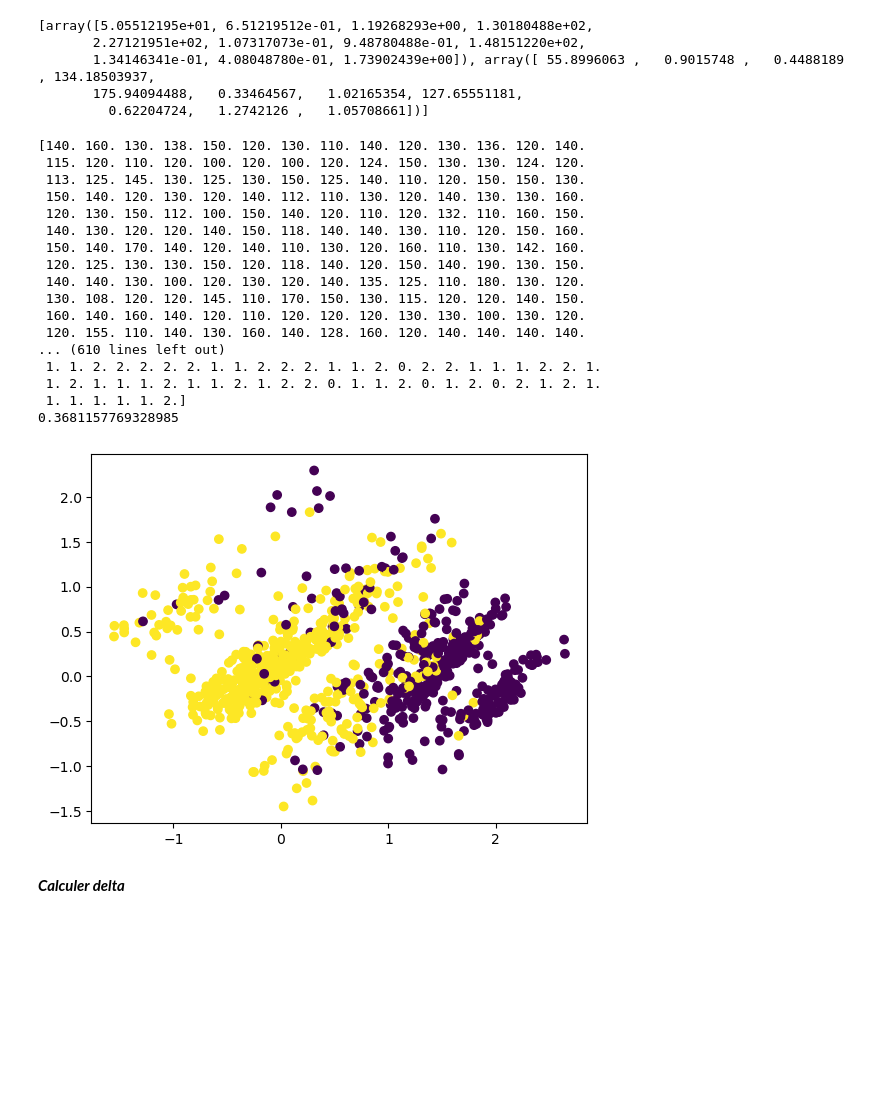
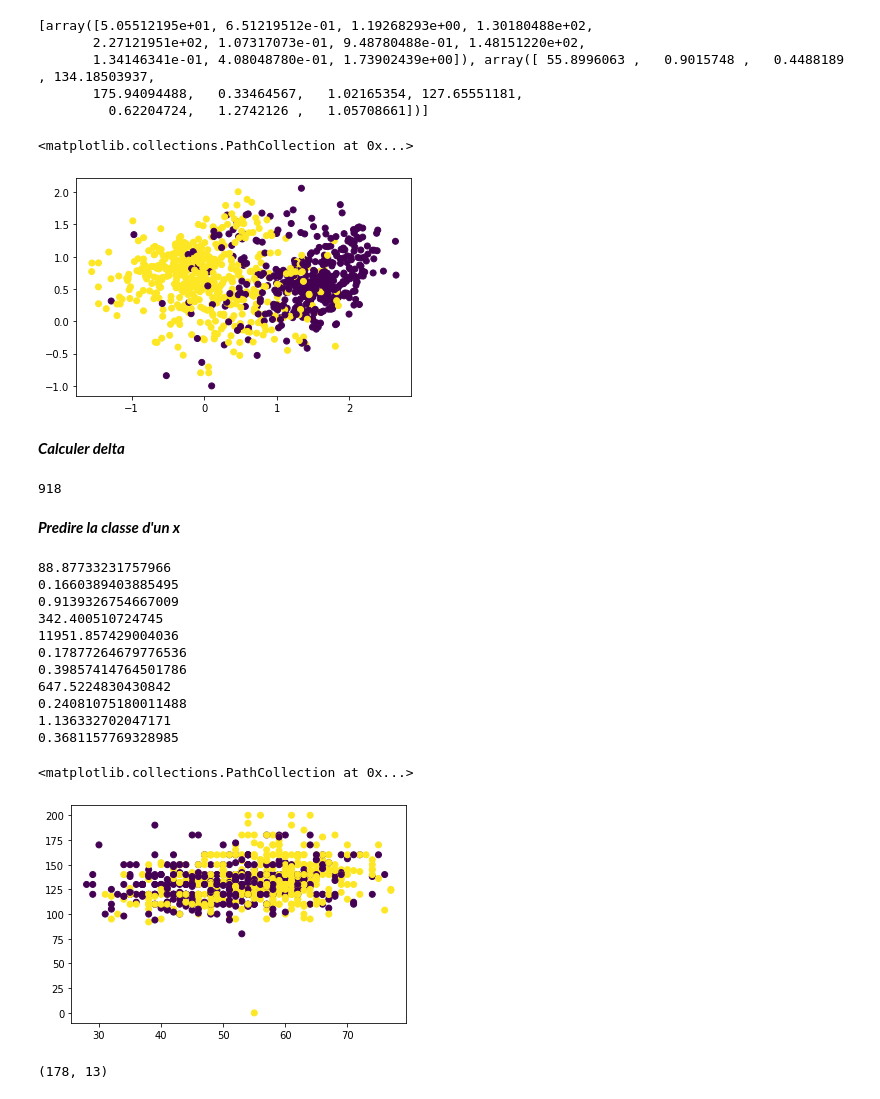
Before and after one commit to adchejjari/machine-l, a Jupyter notebook: lda.ipynb, the cells around one changed output. Cells and saved outputs as stored; diff of their text form; code cells hidden in the pictures; blank space fills up the shorter version.

```diff
--- a/lda.ipynb
+++ b/lda.ipynb
@@ -204,41 +204,25 @@ x1 = res[:,0]
 x2 = res[:,1]
 
 plt.scatter(x1,x2, c=y)
-
-print(X.T[3])
-for l in X.T:
-    print(l)
-    print(np.var(l))
 # %% [output]
-[140. 160. 130. 138. 150. 120. 130. 110. 140. 120. 130. 136. 120. 140.
- 115. 120. 110. 120. 100. 120. 100. 120. 124. 150. 130. 130. 124. 120.
- 113. 125. 145. 130. 125. 130. 150. 125. 140. 110. 120. 150. 150. 130.
- 150. 140. 120. 130. 120. 140. 112. 110. 130. 120. 140. 130. 130. 160.
- 120. 130. 150. 112. 100. 150. 140. 120. 110. 120. 132. 110. 160. 150.
- 140. 130. 120. 120. 140. 150. 118. 140. 140. 130. 110. 120. 150. 160.
- 150. 140. 170. 140. 120. 140. 110. 130. 120. 160. 110. 130. 142. 160.
- 120. 125. 130. 130. 150. 120. 118. 140. 120. 150. 140. 190. 130. 150.
- 140. 140. 130. 100. 120. 130. 120. 140. 135. 125. 110. 180. 130. 120.
- 130. 108. 120. 120. 145. 110. 170. 150. 130. 115. 120. 120. 140. 150.
- 160. 140. 160. 140. 120. 110. 120. 120. 120. 130. 130. 100. 130. 120.
- 120. 155. 110. 140. 130. 160. 140. 128. 160. 120. 140. 140. 140. 140.
-... (610 lines left out)
- 1. 1. 2. 2. 2. 2. 2. 1. 1. 2. 2. 2. 1. 1. 2. 0. 2. 2. 1. 1. 1. 2. 2. 1.
- 1. 2. 1. 1. 1. 2. 1. 1. 2. 1. 2. 2. 0. 1. 1. 2. 0. 1. 2. 0. 2. 1. 2. 1.
- 1. 1. 1. 1. 1. 2.]
-0.3681157769328985
+<matplotlib.collections.PathCollection at 0x...>
-[figure, old version]
+[figure, new version]
 # %% [markdown]
 ***Calculer delta***
 # %%
 # formule vue au cours
-def compute_delta(matrix, x):
+print(len(X))
+def compute_delta(c):
     sigma = np.cov()
-    mu = np.mean(x)
-    pi = None
+    mu = np.mean(X)
+    pi = len(x)/len(X)
     inv_x = np.linalg.inv(x)
     inv_sigma = np.linalg.inv(x)
     return np.dot(np.dot(x.T, inv_sigma),mu) - 1/2 * np.dot(np.dot(mu.T, inv_sigma), sigma) + log2(pi)
+# %% [output]
+918
+# %% [markdown]
+***Predire la classe d'un x***
 # %%
 def predict(x, classes):
     res = list()
@@ -247,3 +231,42 @@ def predict(x, classes):
     a = max(res)
     index = res.index(a)
     return classes[index]
+# %%
+#print(X.T[3])
+for l in X.T:
+    print(np.var(l))
+
+
+plt.scatter(X.T[0], X.T[3], c=y)
+# %% [output]
+88.87733231757966
+0.1660389403885495
+0.9139326754667009
+342.400510724745
+11951.857429004036
+0.17877264679776536
+0.39857414764501786
+647.5224830430842
+0.24081075180011488
+1.136332702047171
+0.3681157769328985
+<matplotlib.collections.PathCollection at 0x...>
+[figure, added]
+# %%
+from sklearn.discriminant_analysis import LinearDiscriminantAnalysis
+from sklearn.datasets import load_wine
+from sklearn import datasets
+
+
+
+
+wine = datasets.load_wine()
+X = wine.data
+y = wine.target
+target_names = wine.target_names
+
+lda_model = LinearDiscriminantAnalysis()
+X_lda = lda_model.fit_transform(X, y)
+print(X.shape)
+# %% [output]
+(178, 13)
```
Also changed, not shown: parts of 2 cells of this notebook.
